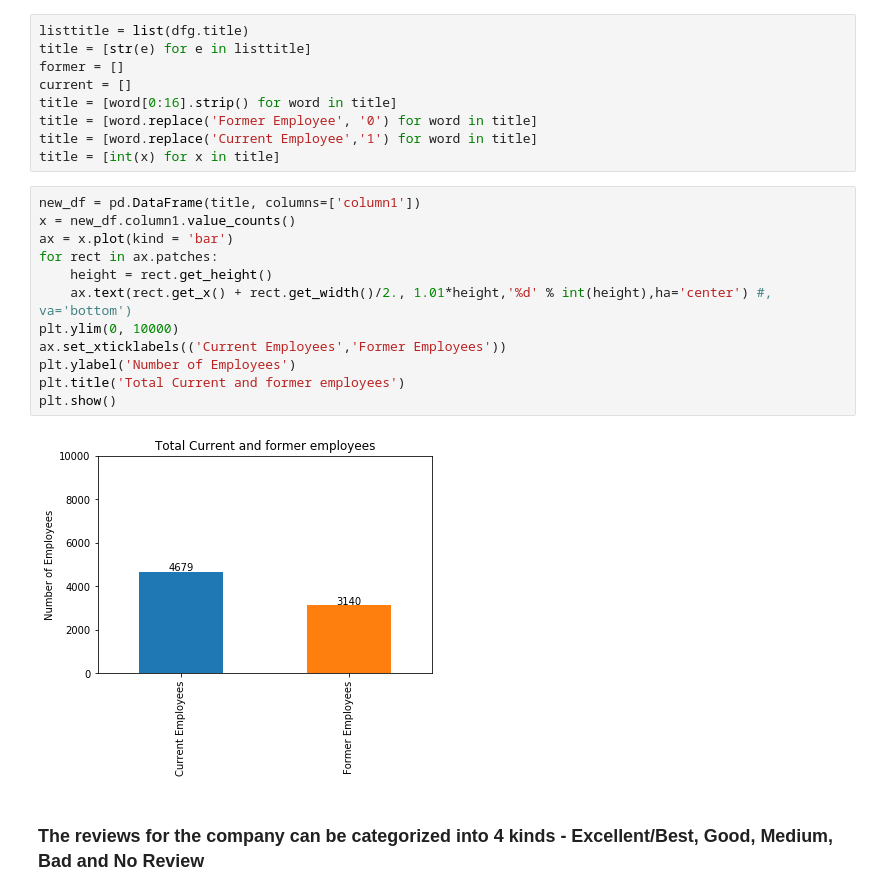
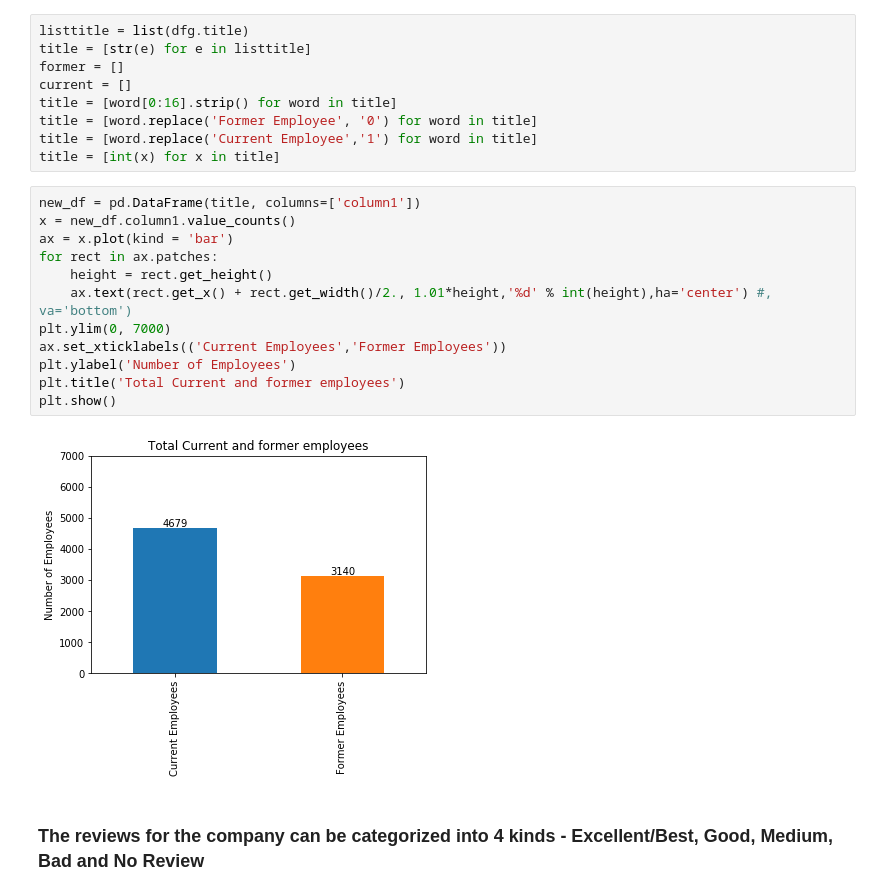
Before and after one commit to shriyaprasad/Capstone-TDIproject, a Jupyter notebook: capstone_ShriyaPrasad.ipynb, the cells around one changed output. Cells and saved outputs as stored; diff of their text form.

```diff
--- a/capstone_ShriyaPrasad.ipynb
+++ b/capstone_ShriyaPrasad.ipynb
@@ -167,17 +167,17 @@ title = [int(x) for x in title]
 # %%
 new_df = pd.DataFrame(title, columns=['column1'])
 x = new_df.column1.value_counts()
 ax = x.plot(kind = 'bar')
 for rect in ax.patches:
     height = rect.get_height()
     ax.text(rect.get_x() + rect.get_width()/2., 1.01*height,'%d' % int(height),ha='center') #, va='bottom')
-plt.ylim(0, 10000)
+plt.ylim(0, 7000)
 ax.set_xticklabels(('Current Employees','Former Employees'))
 plt.ylabel('Number of Employees')
 plt.title('Total Current and former employees')
 plt.show()
 # %% [output]
-[figure, old version]
+[figure, new version]
 # %% [markdown]
 ### The reviews for the company can be categorized into 4 kinds - Excellent/Best, Good, Medium, Bad and No Review
 # %%
```
Also changed, not shown: parts of 5 cells of this notebook.
